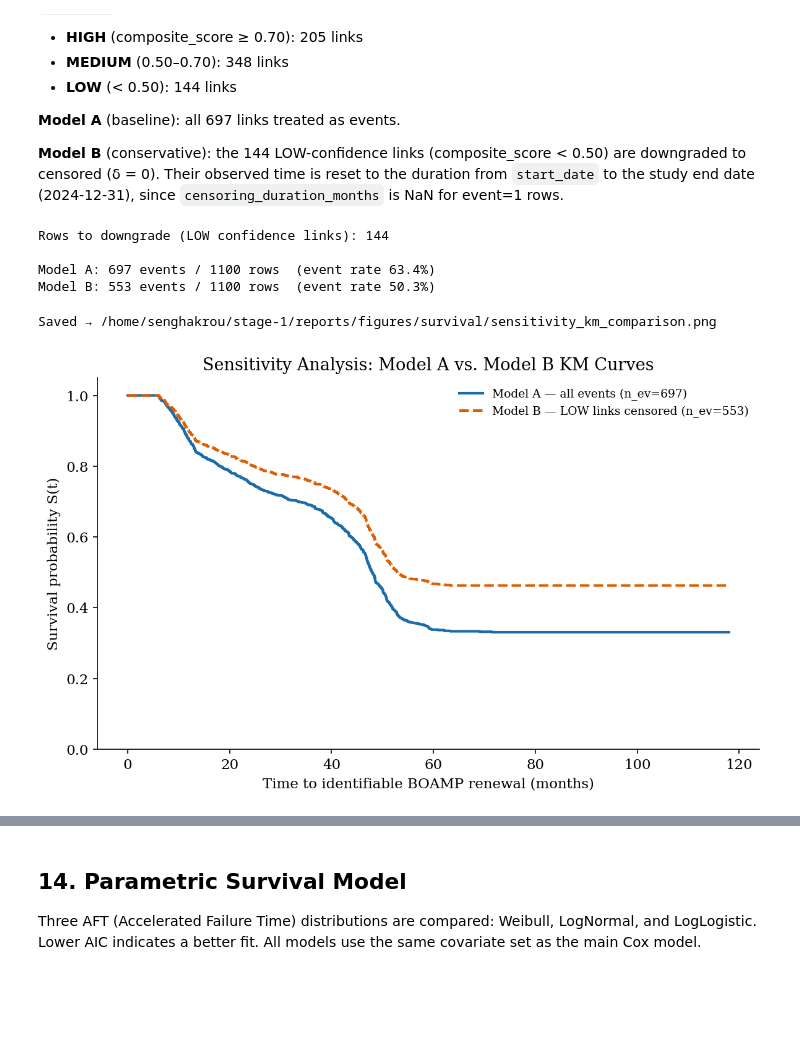
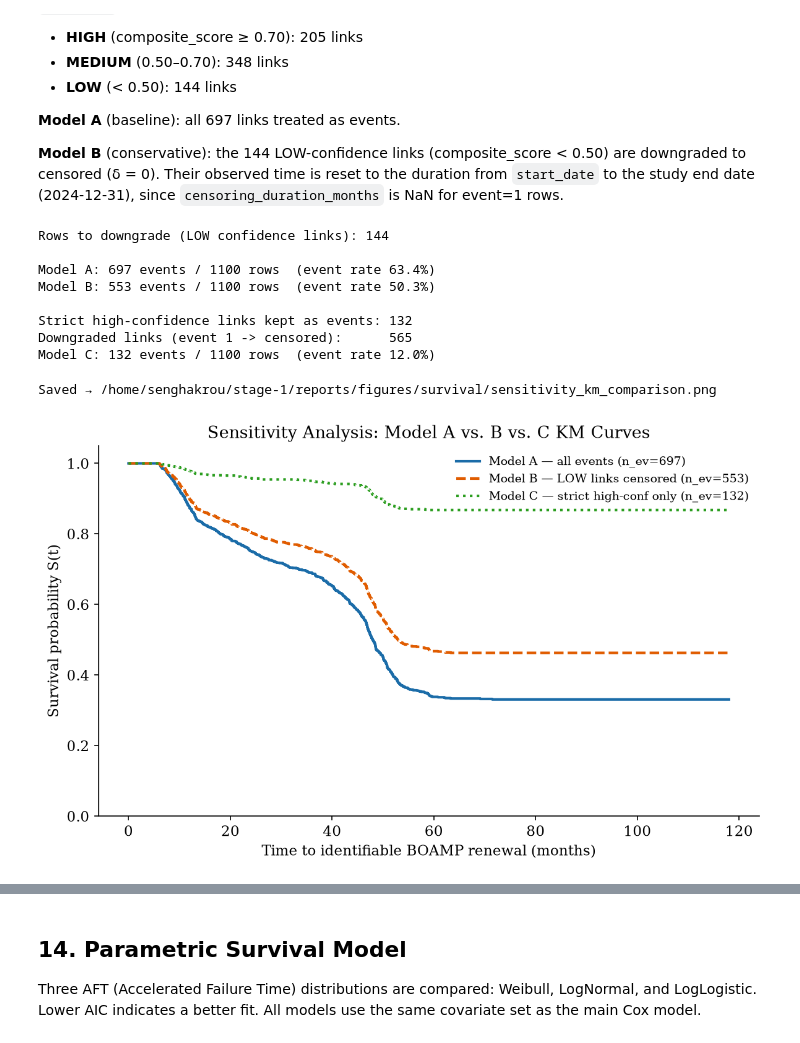
Before and after one commit to ROUSenghak/stage, a Jupyter notebook: notebooks/02_survival_modeling_boamp.ipynb, the cells around one changed output, grey strips where cells are left out. Cells and saved outputs as stored; diff of their text form; code cells hidden in the pictures; blank space fills up the shorter version.

Commit message:
add strictly confidence constrqint in renewal candidates

```diff
--- a/notebooks/02_survival_modeling_boamp.ipynb
+++ b/notebooks/02_survival_modeling_boamp.ipynb
@@ -853,36 +856,73 @@ print(f"\nModel A: {int(df['event'].sum())} events / {len(df)} rows  "
       f"(event rate {df['event'].mean()*100:.1f}%)")
 print(f"Model B: {int(df_b['event_b'].sum())} events / {len(df_b)} rows  "
       f"(event rate {df_b['event_b'].mean()*100:.1f}%)")
+
+
+# ── Model C — strict high-confidence only ─────────────────────────────────────
+# event stays 1 ONLY for strict high-confidence links: high absolute composite
+# score AND a clear margin over the second-best candidate (high_confidence_strict).
+# All other originally-linked rows are DOWNGRADED to censored at the study end date.
+# NOTE: strict high-confidence is a conservative SENSITIVITY definition requiring
+# both a high absolute score and a clear margin over the second-best candidate —
+# it is NOT a new ground truth. Single-candidate links (undefined margin) are never
+# strict and are therefore downgraded here as well.
+hcs = df['high_confidence_strict'].astype(str).str.lower().eq('true')
+df_c = df.copy()
+df_c['event_c'] = ((df_c['event'] == 1) & hcs).astype(int)
+mask_downgrade_c = (df_c['event'] == 1) & (~hcs)
+print(f"\nStrict high-confidence links kept as events: {int(df_c['event_c'].sum())}")
+print(f"Downgraded links (event 1 -> censored):      {int(mask_downgrade_c.sum())}")
+
+# Strict links keep their observed renewal duration; downgraded links are censored
+# at the study end (same idiom as Model B). censoring_duration_months is populated
+# only for original event=0 rows, so recompute the downgrade time from start_date.
+df_c['T_c'] = df_c['observed_duration_months'].copy()
+df_c.loc[mask_downgrade_c, 'T_c'] = (
+    (STUDY_END - df_c.loc[mask_downgrade_c, 'start_date']).dt.days / 30.4375
+)
+
+print(f"Model C: {int(df_c['event_c'].sum())} events / {len(df_c)} rows  "
+      f"(event rate {df_c['event_c'].mean()*100:.1f}%)")
 # %% [output]
 Rows to downgrade (LOW confidence links): 144
 
 Model A: 697 events / 1100 rows  (event rate 63.4%)
 Model B: 553 events / 1100 rows  (event rate 50.3%)
+
+Strict high-confidence links kept as events: 132
+Downgraded links (event 1 -> censored):      565
+Model C: 132 events / 1100 rows  (event rate 12.0%)
 # %%
-# KM comparison — Model A vs Model B
+# KM comparison — Model A vs Model B vs Model C
 fig, ax = plt.subplots(figsize=(8, 5))
 
 kmf_a = KaplanMeierFitter()
 kmf_a.fit(df['observed_duration_months'], df['event'],
           label=f"Model A — all events (n_ev={int(df['event'].sum())})")
 kmf_a.plot_survival_function(ax=ax, ci_show=False, color=PALETTE[0], linewidth=2)
 
 kmf_b = KaplanMeierFitter()
 kmf_b.fit(df_b['T_b'], df_b['event_b'],
           label=f"Model B — LOW links censored (n_ev={int(df_b['event_b'].sum())})")
 kmf_b.plot_survival_function(ax=ax, ci_show=False, color=PALETTE[1],
                               linestyle='--', linewidth=2)
 
+kmf_c = KaplanMeierFitter()
+kmf_c.fit(df_c['T_c'], df_c['event_c'],
+          label=f"Model C — strict high-conf only (n_ev={int(df_c['event_c'].sum())})")
+kmf_c.plot_survival_function(ax=ax, ci_show=False, color=PALETTE[2],
+                              linestyle=':', linewidth=2)
+
 ax.set_xlabel("Time to identifiable BOAMP renewal (months)")
 ax.set_ylabel("Survival probability S(t)")
-ax.set_title("Sensitivity Analysis: Model A vs. Model B KM Curves")
+ax.set_title("Sensitivity Analysis: Model A vs. B vs. C KM Curves")
 ax.set_ylim(0, 1.05)
 ax.legend(fontsize=9)
 plt.tight_layout()
 save_fig("sensitivity_km_comparison.png")
 plt.show()
 # %% [output]
 Saved → /home/senghakrou/stage-1/reports/figures/survival/sensitivity_km_comparison.png
-[figure, old version]
+[figure, new version]
 # %%
 # Cox concordance comparison
```
Also changed, not shown: parts of 11 cells of this notebook, 31 other files.
